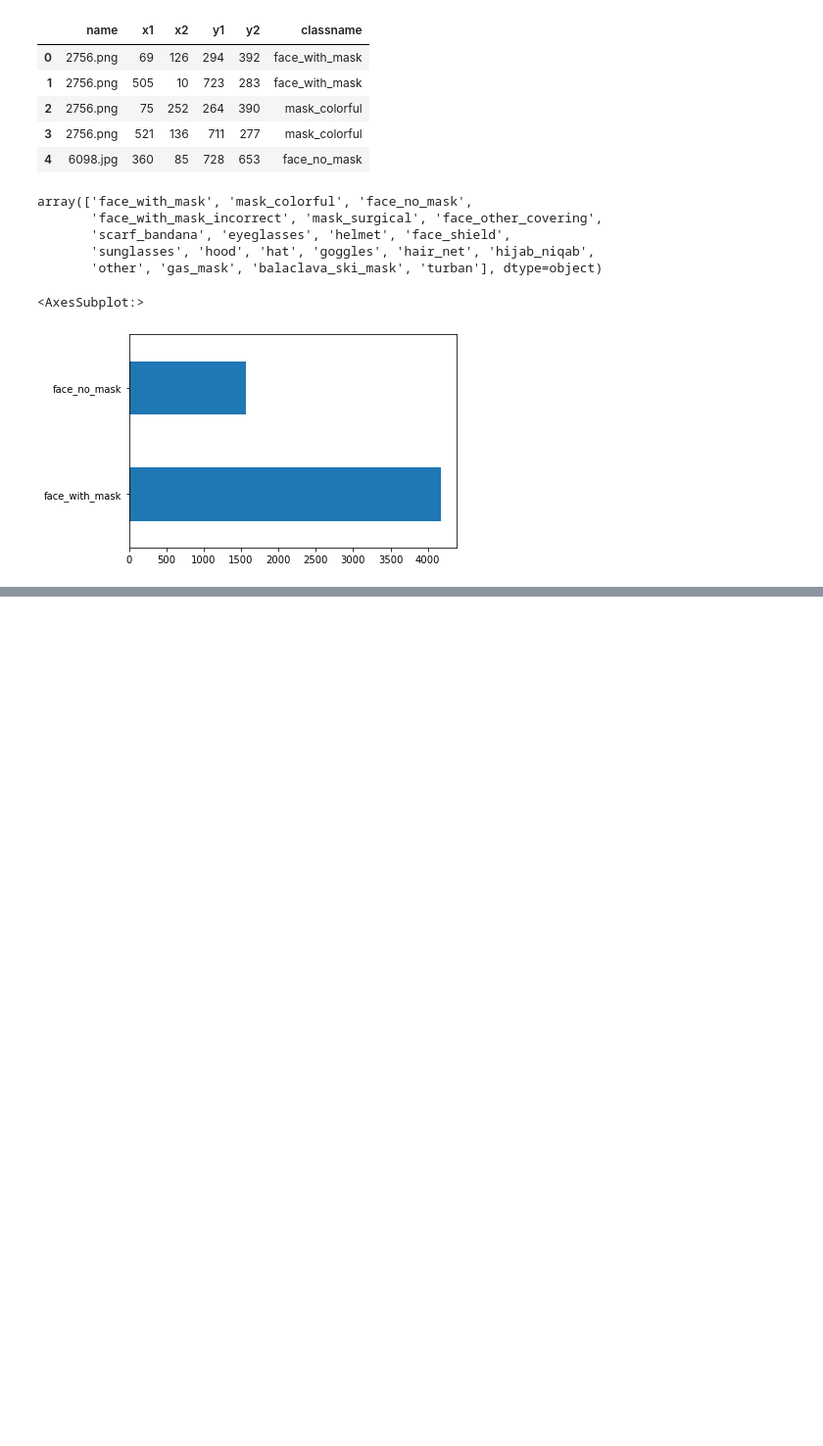
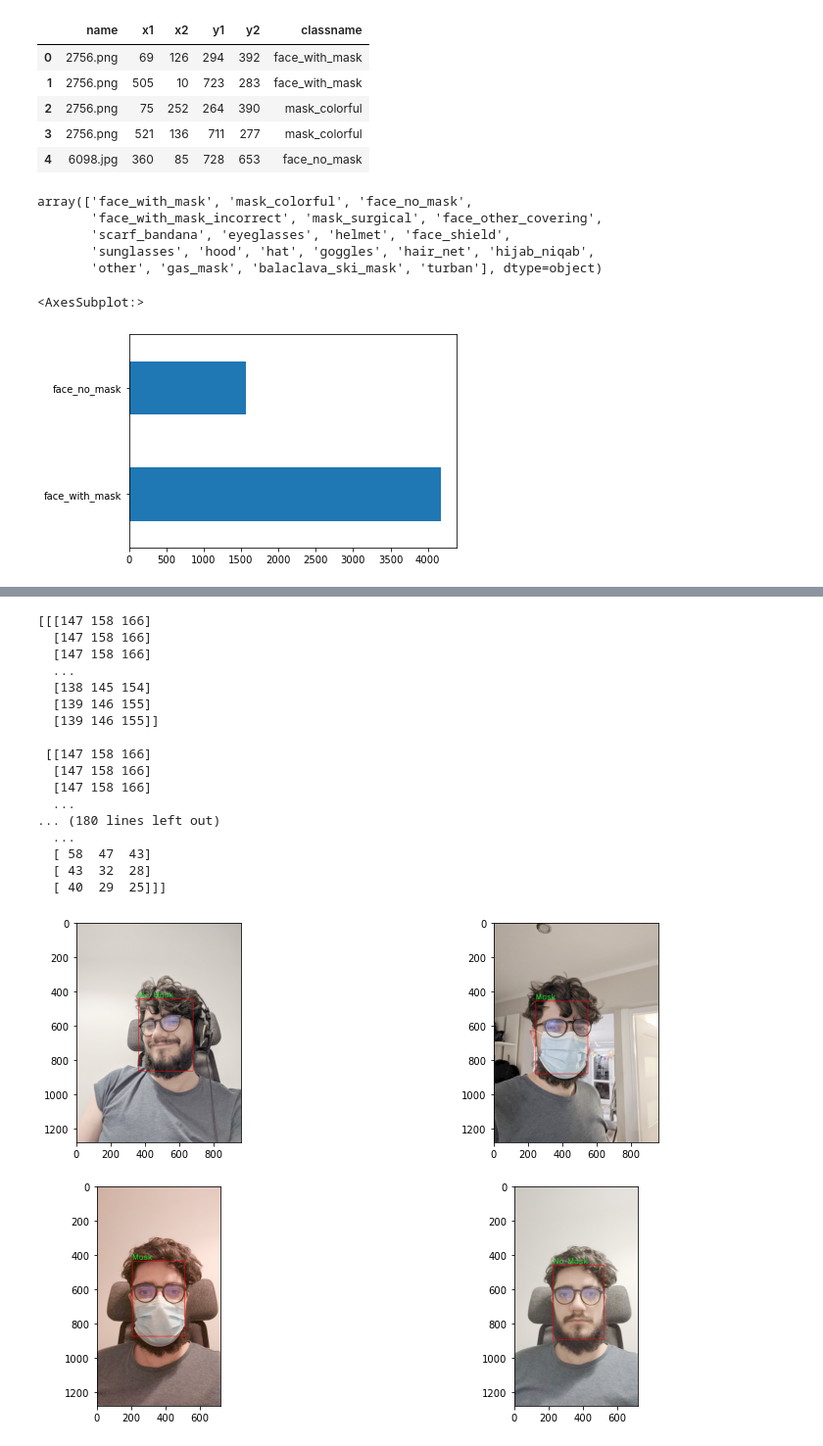
Before and after one commit to Ag0r9/mask-detector, a Jupyter notebook: first_face_mask_prototype.ipynb, the cells around one changed output, grey strips where cells are left out. Shown at 98% size. Saved outputs shown, nothing was run; the diff lists cells and outputs as text; code cells hidden in the pictures; blank space fills up the shorter version.

```diff
--- a/first_face_mask_prototype.ipynb
+++ b/first_face_mask_prototype.ipynb
@@ -225,0 +268,58 @@ plt.show()
+# %%
+test_images = ['1.jpg','2.jpg','3.jpg', '4.jpg']
+
+gamma = 2.0
+fig = plt.figure(figsize = (14,14))
+rows = 3
+cols = 2
+axes = []
+assign = {'0':'Mask','1':"No Mask"}
+for j,im in enumerate(test_images):
+    image =  cv2.imread(os.path.join('pictures',im),1)
+    print(image)
+    image =  adjust_gamma(image, gamma=gamma)
+    (h, w) = image.shape[:2]
+    blob = cv2.dnn.blobFromImage(cv2.resize(image, (300,300)), 1.0, (300, 300), (104.0, 177.0, 123.0))
+    cvNet.setInput(blob)
+    detections = cvNet.forward()
+    for i in range(0, detections.shape[2]):
+        try:
+            box = detections[0, 0, i, 3:7] * np.array([w, h, w, h])
+            (startX, startY, endX, endY) = box.astype("int")
+            frame = image[startY:endY, startX:endX]
+            confidence = detections[0, 0, i, 2]
+            if confidence > 0.2:
+                im = cv2.resize(frame,(img_size,img_size))
+                im = np.array(im)/255.0
+                im = im.reshape(1,124,124,3)
+                result = model.predict(im)
+                if result>0.5:
+                    label_Y = 1
+                else:
+                    label_Y = 0
+                cv2.rectangle(image, (startX, startY), (endX, endY), (0, 0, 255), 2)
+                cv2.putText(image,assign[str(label_Y)] , (startX, startY-10), cv2.FONT_HERSHEY_SIMPLEX, 1.5, (36,255,12), 2)
+
+        except:pass
+    axes.append(fig.add_subplot(rows, cols, j+1))
+    plt.imshow(cv2.cvtColor(image, cv2.COLOR_BGR2RGB))
+plt.show()
+# %% [output]
+[[[147 158 166]
+  [147 158 166]
+  [147 158 166]
+  ...
+  [138 145 154]
+  [139 146 155]
+  [139 146 155]]
+
+ [[147 158 166]
+  [147 158 166]
+  [147 158 166]
+  ...
+... (180 lines left out)
+  ...
+  [ 58  47  43]
+  [ 43  32  28]
+  [ 40  29  25]]]
+[figure, added]
```
Also changed, not shown: parts of 7 cells of this notebook.
